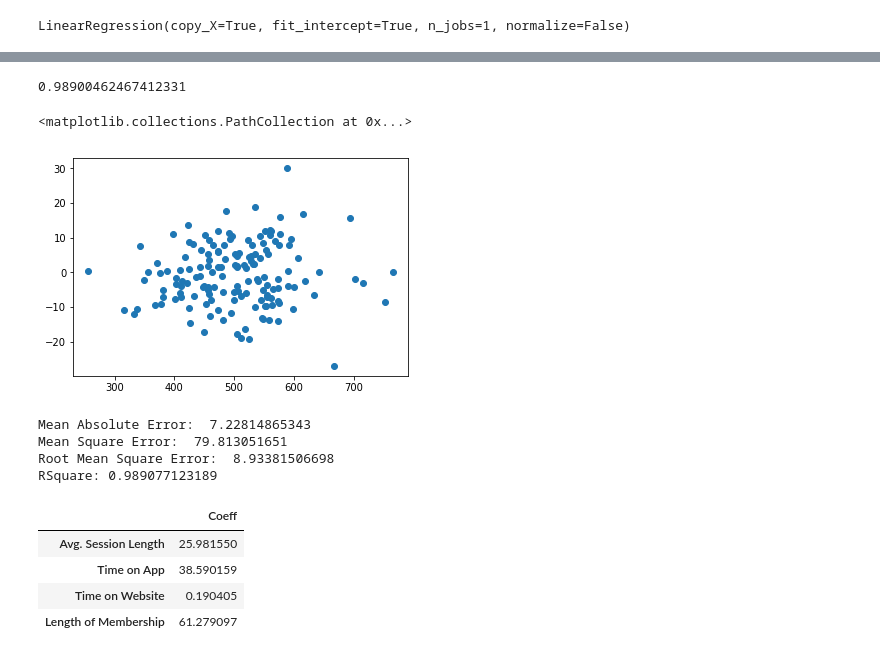
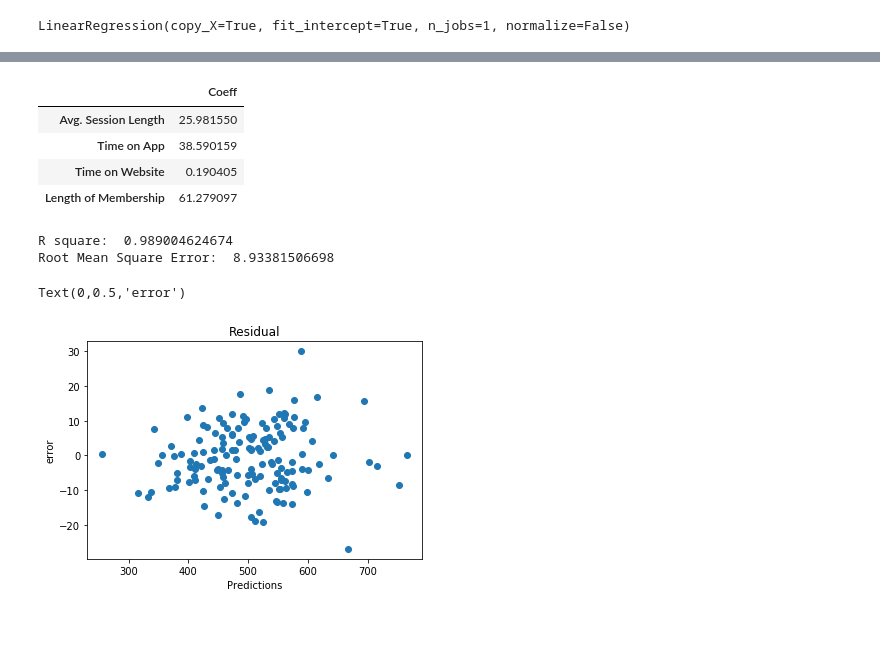
Before and after one commit to michaelzeng25/Machine-Learning-Projects, a Jupyter notebook: Linear Regression/Ecommerce Customers yearly spent amount.ipynb, the cells around one changed output, grey strips where cells are left out. Saved outputs shown, nothing was run; the diff lists cells and outputs as text; code cells hidden in the pictures; blank space fills up the shorter version.

```diff
--- a/Linear Regression/Ecommerce Customers yearly spent amount.ipynb
+++ b/Linear Regression/Ecommerce Customers yearly spent amount.ipynb
@@ -92,3 +87,3 @@ array([ 25.98154972,  38.59015875,   0.19040528,  61.27909654])
 # %%
 # predict the test data
-predictions=lrm.predict(x_test)
+pred_lrm=lrm.predict(x_test)
@@ -104,26 +90,3 @@ Text(0,0.5,'Predicted values')
-# %%
-from sklearn import metrics
-metrics.r2_score(y_test, predictions)
-# %% [output]
-0.98900462467412331
-# %%
-plt.scatter(predictions,y_test-predictions)
-# %% [output]
-<matplotlib.collections.PathCollection at 0x...>
-[figure, removed]
-# %%
-# evaluate the model by calculating the residual sum of squares
-from sklearn import metrics
-print('Mean Absolute Error: ', metrics.mean_absolute_error(y_test, predictions))
-print('Mean Square Error: ', metrics.mean_squared_error(y_test, predictions))
-print('Root Mean Square Error: ', np.sqrt(metrics.mean_squared_error(y_test, predictions)))
-# Rsquare
-print('RSquare:', metrics.explained_variance_score(y_test,predictions))
-# %% [output]
-Mean Absolute Error:  7.22814865343
-Mean Square Error:  79.813051651
-Root Mean Square Error:  8.93381506698
-RSquare: 0.989077123189
 # %%
 # so, tiem spent on website, or app, or length of membership, or nothing matter
 # to affect the money customers spent yearly?
@@ -135,6 +98,19 @@ pd.DataFrame(lrm.coef_, x.columns, columns=['Coeff'])
 | Time on App | 38.590159 |
 | Time on Website | 0.190405 |
 | Length of Membership | 61.279097 |
+# %%
+from sklearn import metrics
+print('R square: ',metrics.r2_score(y_test, pred_lrm))
+print('Root Mean Square Error: ', np.sqrt(metrics.mean_squared_error(y_test, pred_lrm)))
+plt.scatter(pred_lrm,y_test-pred_lrm)
+plt.title('Residual')
+plt.xlabel('Predictions')
+plt.ylabel('error')
+# %% [output]
+R square:  0.989004624674
+Root Mean Square Error:  8.93381506698
+Text(0,0.5,'error')
+[figure, added]
 # %%
 # Final: spend time to work on the website? or improve the app even better?
 # or both web and app does not matter since length
```
Also changed, not shown: parts of 4 cells of this notebook.
